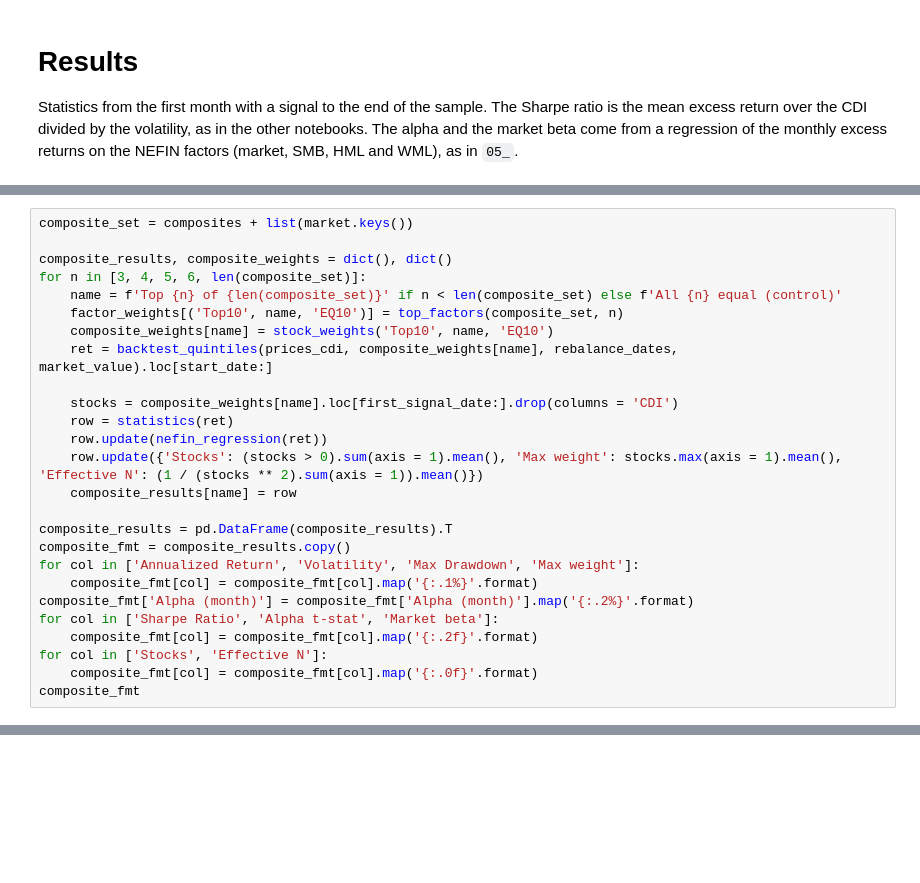
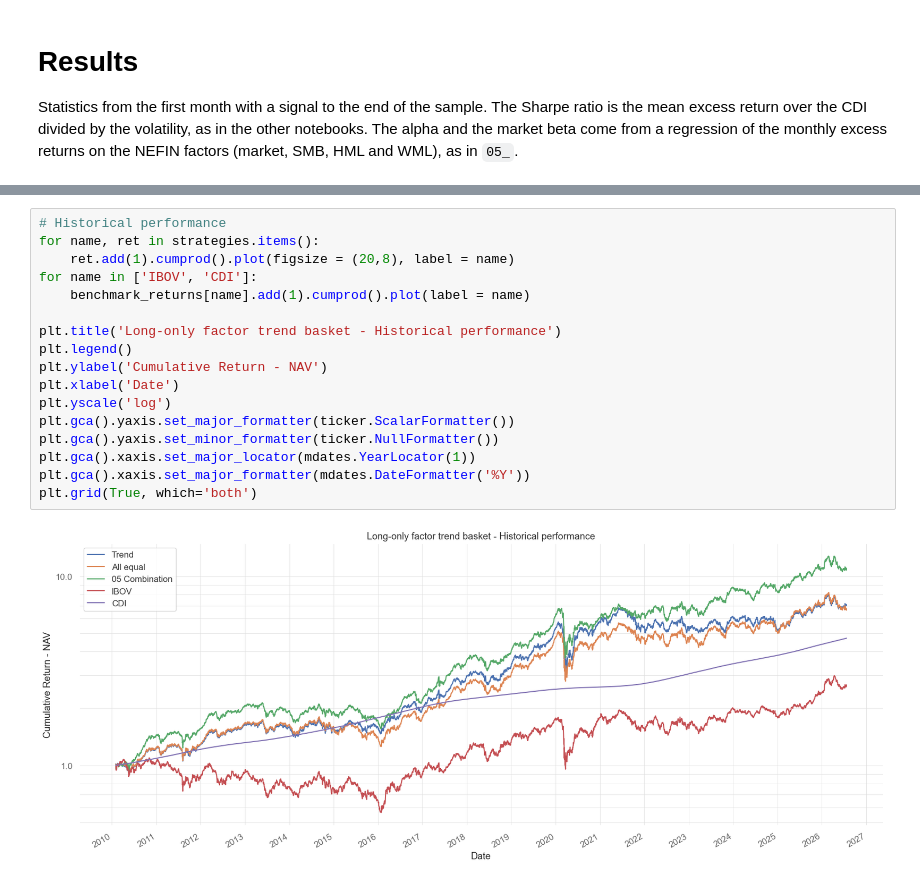
Before and after one commit to pedroandion/brazil-equity-factors, a Jupyter notebook: 06_factor_trend_long_only.ipynb, the cells around one changed output, grey strips where cells are left out. Drawn from its saved outputs; the diff is of its cells as text; blank space fills up the shorter version.

```diff
--- a/06_factor_trend_long_only.ipynb
+++ b/06_factor_trend_long_only.ipynb
@@ -874,26 +499,0 @@ The number of factors was chosen after looking at the results, so the whole tabl
-# %%
-composite_set = composites + list(market.keys())
-
-composite_results, composite_weights = dict(), dict()
-for n in [3, 4, 5, 6, len(composite_set)]:
-    name = f'Top {n} of {len(composite_set)}' if n < len(composite_set) else f'All {n} equal (control)'
-    factor_weights[('Top10', name, 'EQ10')] = top_factors(composite_set, n)
-    composite_weights[name] = stock_weights('Top10', name, 'EQ10')
-    ret = backtest_quintiles(prices_cdi, composite_weights[name], rebalance_dates, market_value).loc[start_date:]
-
-    stocks = composite_weights[name].loc[first_signal_date:].drop(columns = 'CDI')
-    row = statistics(ret)
-    row.update(nefin_regression(ret))
-    row.update({'Stocks': (stocks > 0).sum(axis = 1).mean(), 'Max weight': stocks.max(axis = 1).mean(), 'Effective N': (1 / (stocks ** 2).sum(axis = 1)).mean()})
-    composite_results[name] = row
-
-composite_results = pd.DataFrame(composite_results).T
-composite_fmt = composite_results.copy()
-for col in ['Annualized Return', 'Volatility', 'Max Drawdown', 'Max weight']:
-    composite_fmt[col] = composite_fmt[col].map('{:.1%}'.format)
-composite_fmt['Alpha (month)'] = composite_fmt['Alpha (month)'].map('{:.2%}'.format)
-for col in ['Sharpe Ratio', 'Alpha t-stat', 'Market beta']:
-    composite_fmt[col] = composite_fmt[col].map('{:.2f}'.format)
-for col in ['Stocks', 'Effective N']:
-    composite_fmt[col] = composite_fmt[col].map('{:.0f}'.format)
-composite_fmt
@@ -931,0 +549,19 @@ dtype: object
+# %%
+# Historical performance
+for name, ret in strategies.items():
+    ret.add(1).cumprod().plot(figsize = (20,8), label = name)
+for name in ['IBOV', 'CDI']:
+    benchmark_returns[name].add(1).cumprod().plot(label = name)
+
+plt.title('Long-only factor trend basket - Historical performance')
+plt.legend()
+plt.ylabel('Cumulative Return - NAV')
+plt.xlabel('Date')
+plt.yscale('log')
+plt.gca().yaxis.set_major_formatter(ticker.ScalarFormatter())
+plt.gca().yaxis.set_minor_formatter(ticker.NullFormatter())
+plt.gca().xaxis.set_major_locator(mdates.YearLocator(1))
+plt.gca().xaxis.set_major_formatter(mdates.DateFormatter('%Y'))
+plt.grid(True, which='both')
+# %% [output]
+[figure, added]
```
Also changed, not shown: parts of 56 cells of this notebook.
